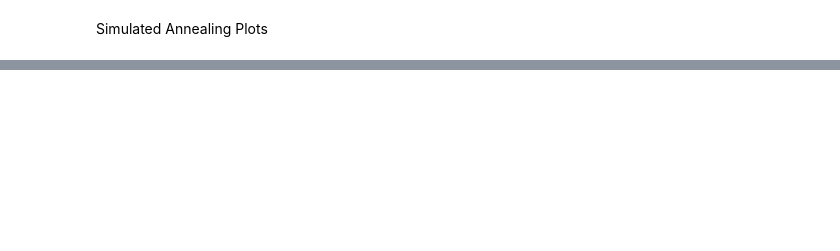
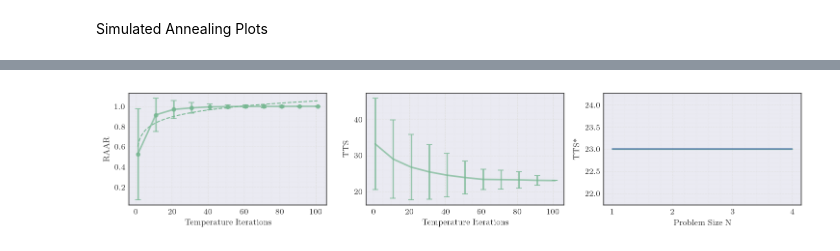
Before and after one commit to DerEinverleiber/UCP-PaperV2, a Jupyter notebook: cl_optimizer_plots.ipynb, the cells around one changed output, grey strips where cells are left out. Saved outputs shown, nothing was run; the diff lists cells and outputs as text; code cells hidden in the pictures; blank space fills up the shorter version.

Commit message:
fix(plots): minor adjustements

```diff
--- a/cl_optimizer_plots.ipynb
+++ b/cl_optimizer_plots.ipynb
@@ -28,7 +33,7 @@ candidate_dims = [(np.log2(int(re.search(string=str(p.name), pattern=r'_(\d*)_(c
 df = pd.DataFrame(data=candidate_dims, columns=['dims','paths'])
 df = df.groupby('dims')['paths'].agg(list).reset_index()
 # %%
-problem_sizes = df['dims'].tolist()
+problem_sizes = df['dims'].to_numpy(dtype=int)
 brute_force_data_paths = df['paths'].tolist()
 # %%
 import pandas as pd
@@ -70,7 +75,6 @@ avg_min_tts = min_tts.mean(axis=-1)
 std_min_tts = min_tts.std(axis=-1)
 # %%
 import styling
-import matplotlib.pyplot as plt
 import seaborn as sns
 
 styling.set_my_style()
@@ -122,30 +126,34 @@ ax[1].errorbar(
     temp_iterations[mask],
     y=mean_tts_ps,
     yerr=std_tts_ps,
     fmt="none",
     capsize=3,
     color=palette[0],
     alpha=0.7,
     linewidth=1.6
 )
 ax[1].set_ylabel('TTS')
 ax[1].set_xlabel('Temperature Iterations')
 ax[1].grid(visible=True)
 
 ax[2].plot(
     problem_sizes,
     avg_min_tts,
     alpha=0.7,
     linewidth=1.6,
     markersize=3.5,
     color=palette[0]
 )
 
+ax[2].set_xticks(problem_sizes)
+
 ax[2].errorbar(
     problem_sizes,
     y=avg_min_tts,
     yerr=std_min_tts,
 )
 ax[2].set_ylabel('TTS*')
 ax[2].set_xlabel('Problem Size N')
 ax[2].grid(visible=True)
+# %% [output]
+[figure, added]
```
Also changed, not shown: parts of 2 cells of this notebook.
